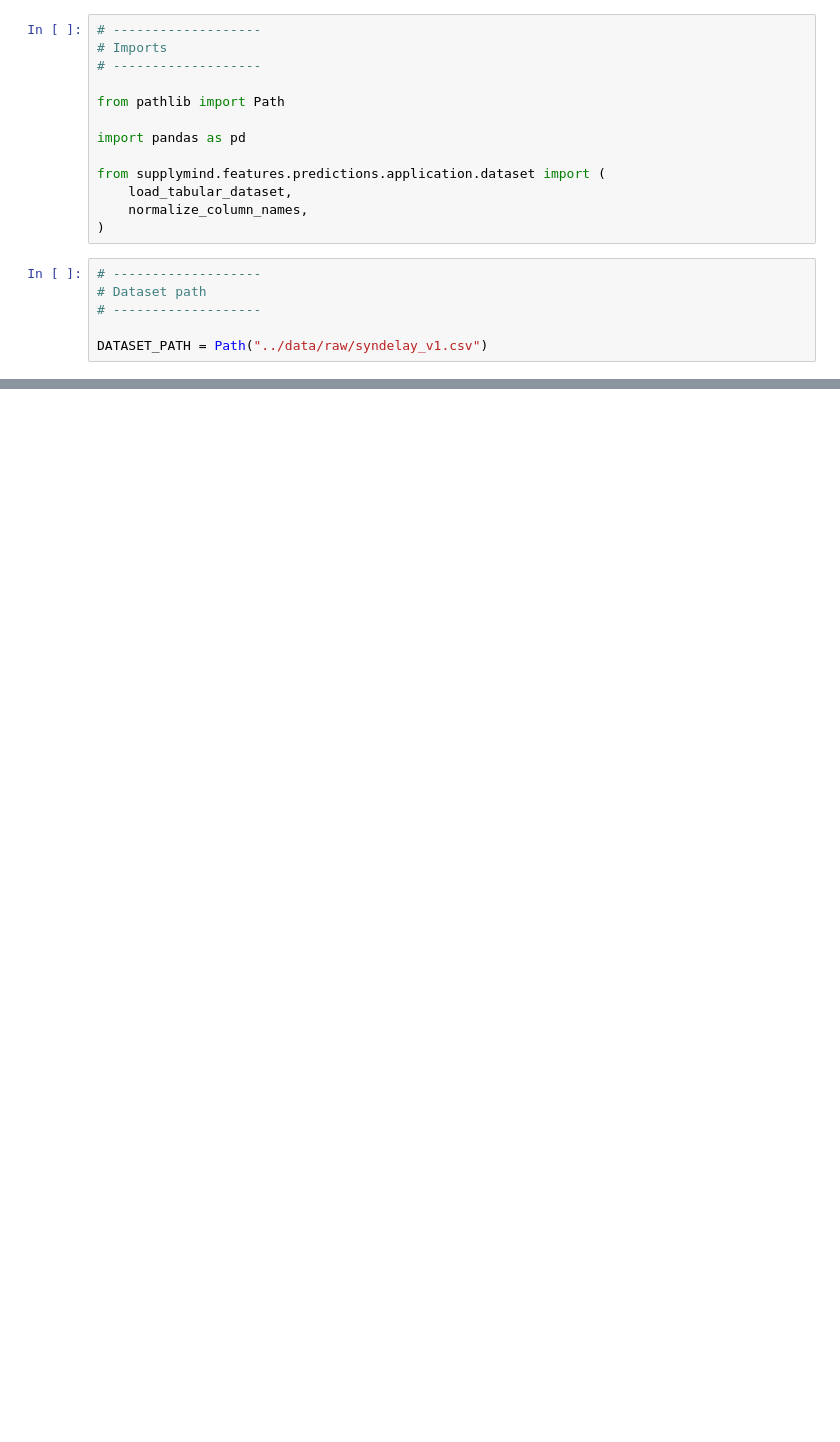
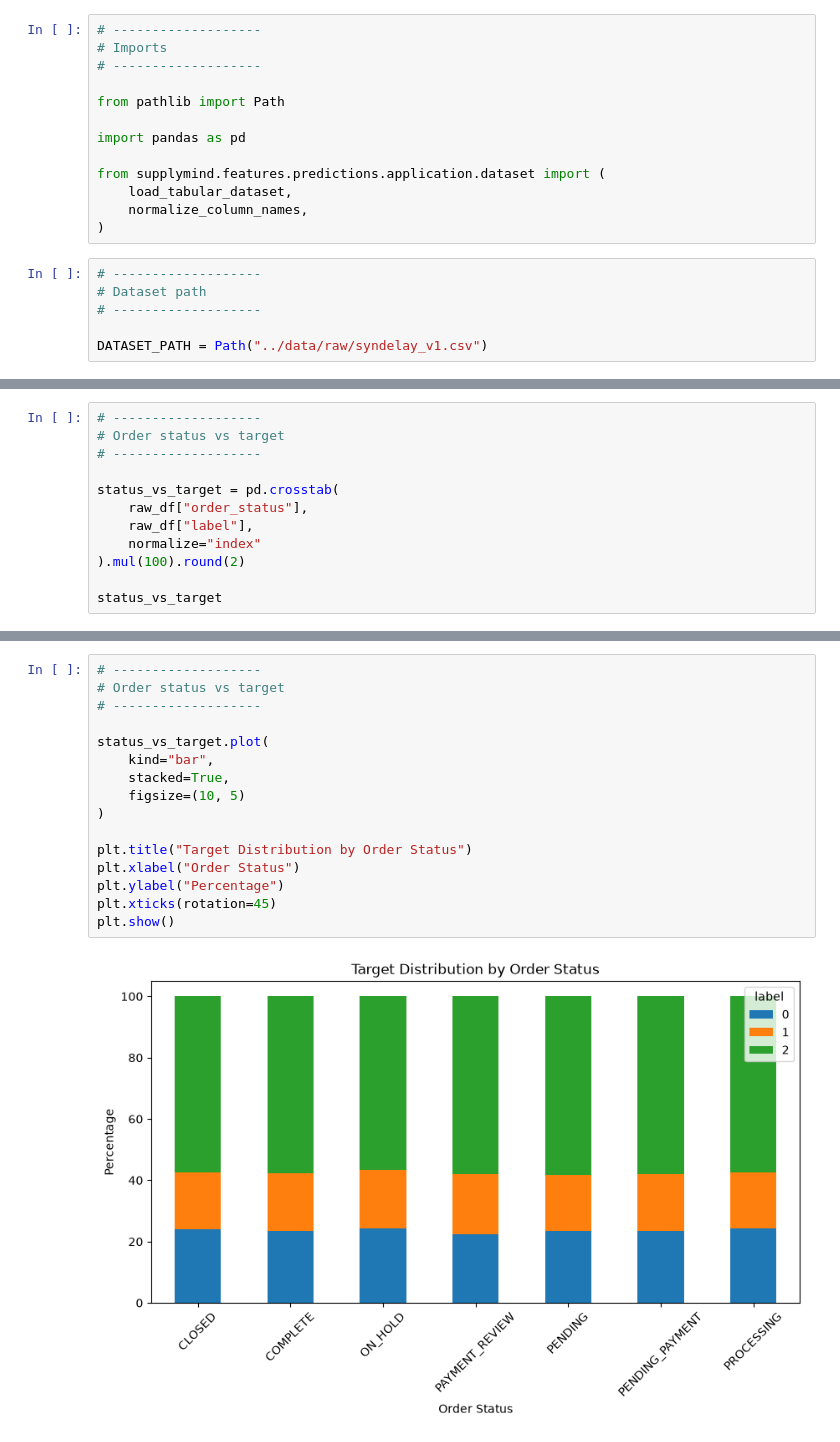
Before and after one commit to SupplyMind-AI/supplymind-ai, a Jupyter notebook: notebooks/01_dataset_understanding.ipynb, the cells around one changed output, grey strips where cells are left out. Cells and saved outputs as stored; diff of their text form; blank space fills up the shorter version.

```diff
--- a/notebooks/01_dataset_understanding.ipynb
+++ b/notebooks/01_dataset_understanding.ipynb
@@ -87,0 +321,12 @@ Do not proceed to training until this review is complete.
+# %%
+# -------------------
+# Order status vs target
+# -------------------
+
+status_vs_target = pd.crosstab(
+    raw_df["order_status"],
+    raw_df["label"],
+    normalize="index"
+).mul(100).round(2)
+
+status_vs_target
@@ -87,0 +361,18 @@ Do not proceed to training until this review is complete.
+# %%
+# -------------------
+# Order status vs target
+# -------------------
+
+status_vs_target.plot(
+    kind="bar",
+    stacked=True,
+    figsize=(10, 5)
+)
+
+plt.title("Target Distribution by Order Status")
+plt.xlabel("Order Status")
+plt.ylabel("Percentage")
+plt.xticks(rotation=45)
+plt.show()
+# %% [output]
+[figure, added]
```
Also changed, not shown: parts of 24 cells of this notebook, 17 other files.
